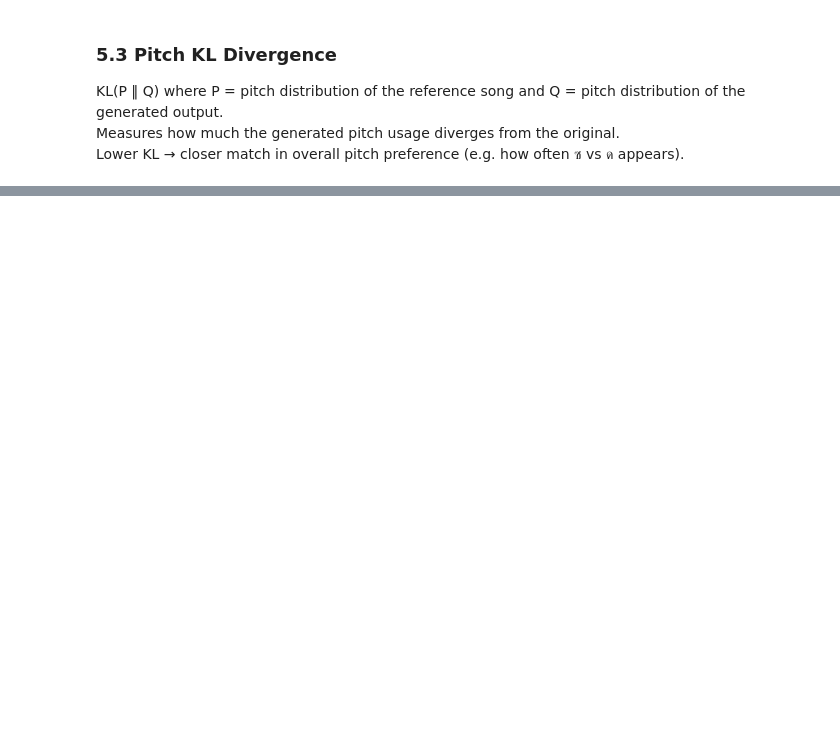
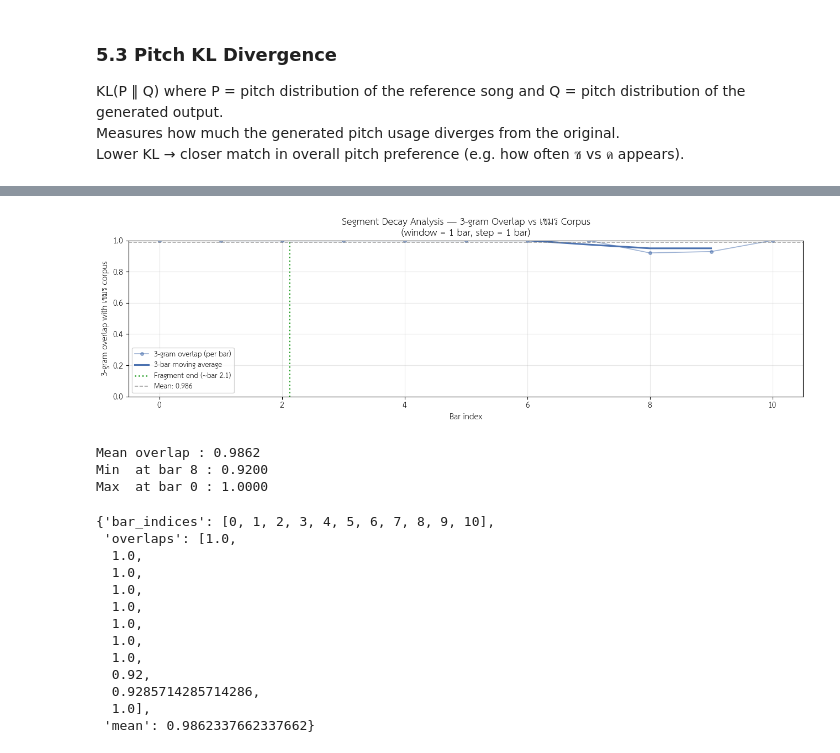
Before and after one commit to GetomG/Thai-Music-Thesis, a Jupyter notebook: Khmer_Stage3_Generation_Baseline_LSTM_structured (2).ipynb, the cells around one changed output, grey strips where cells are left out. Drawn from its saved outputs; the diff is of its cells as text; code cells hidden in the pictures; blank space fills up the shorter version.

```diff
--- a/Khmer_Stage3_Generation_Baseline_LSTM_structured (2).ipynb
+++ b/Khmer_Stage3_Generation_Baseline_LSTM_structured (2).ipynb
@@ -1638,0 +2040,25 @@ np.float64(0.05914725564600476)
+# %%
+evaluate_segment_decay(
+    combined_slots, songs, normalize_token,
+    motif="เขมร", n=3,
+    segment_bars=1, step_bars=1,
+    fragment=fragment
+)
+# %% [output]
+[figure, added]
+Mean overlap : 0.9862
+Min  at bar 8 : 0.9200
+Max  at bar 0 : 1.0000
+{'bar_indices': [0, 1, 2, 3, 4, 5, 6, 7, 8, 9, 10],
+ 'overlaps': [1.0,
+  1.0,
+  1.0,
+  1.0,
+  1.0,
+  1.0,
+  1.0,
+  1.0,
+  0.92,
+  0.9285714285714286,
+  1.0],
+ 'mean': 0.9862337662337662}
```
Also changed, not shown: parts of 53 cells of this notebook.
